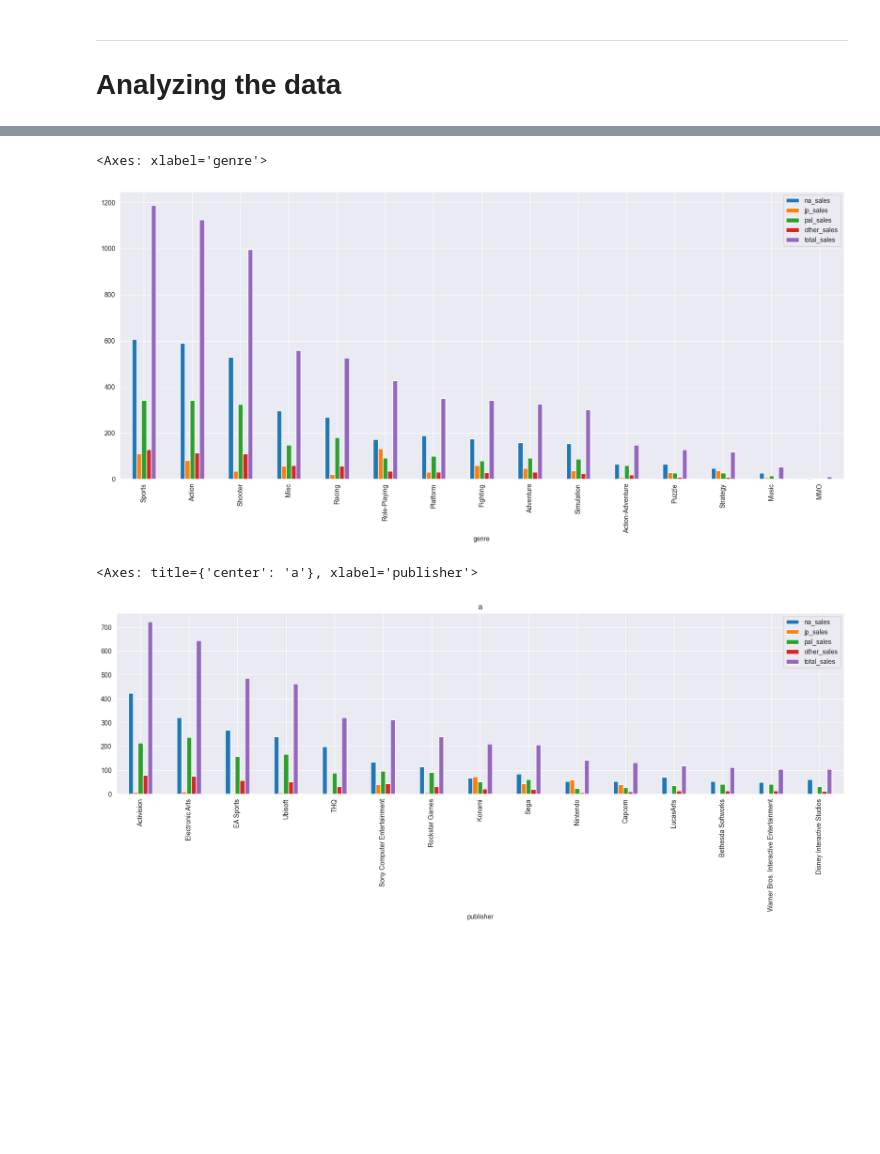
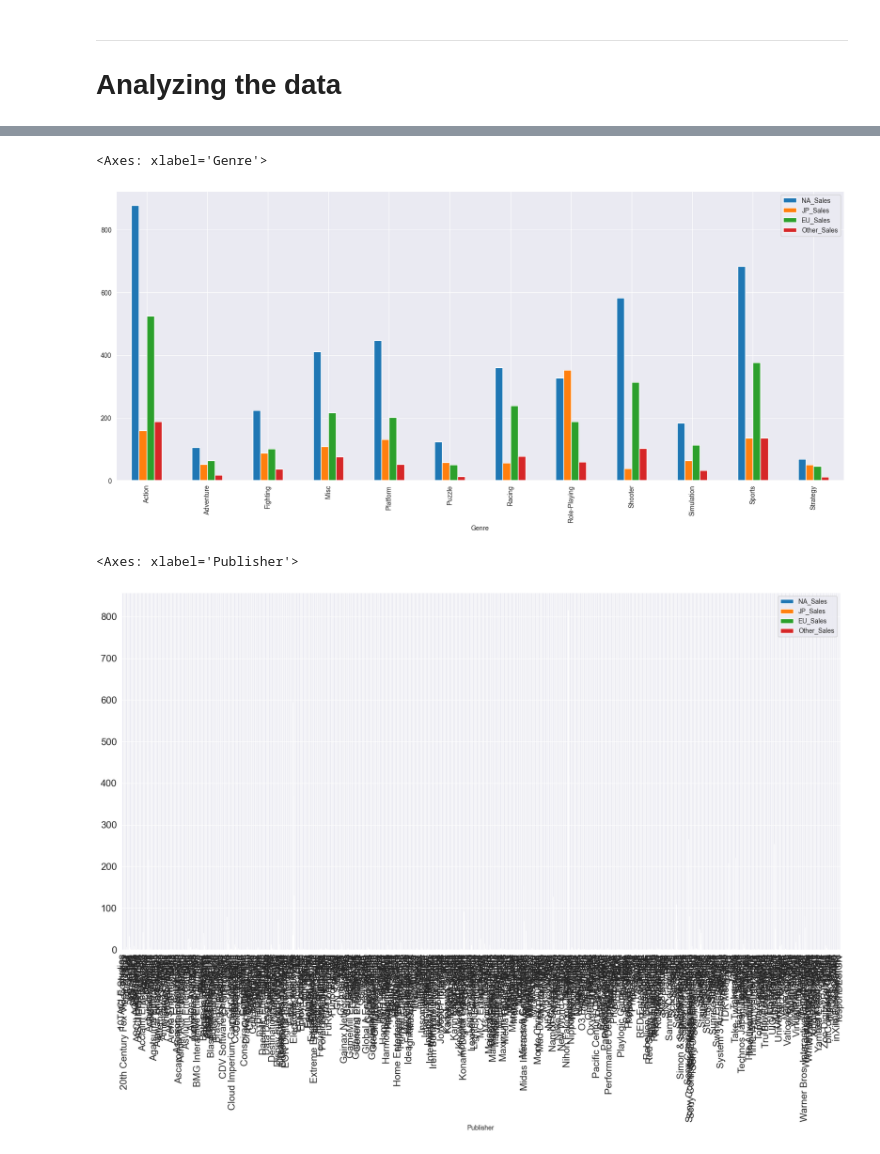
Before and after one commit to ThanyabunPh/wu-python-workshop, a Jupyter notebook: notebook_day2.ipynb, the cells around one changed output, grey strips where cells are left out. Cells and saved outputs as stored; diff of their text form; code cells hidden in the pictures; blank space fills up the shorter version.

```diff
--- a/notebook_day2.ipynb
+++ b/notebook_day2.ipynb
@@ -151,7 +169,7 @@ Name: count, Length: 81, dtype: int64
 - ใช้ค่าที่มีความถี่มากที่สุดของข้อมูลใน column นั้นๆ แทนที่ข้อมูลที่หายไป --> df['column'].fillna(df['column'].mode())
 # %%
 # Fill missing values in 'developer' column with 'Unknown'
-df['developer'].fillna('Unknown', inplace=True)
+df['Publisher'].fillna('Unknown', inplace=True)
 # %%
 # Check missing values
 df.isnull().sum()
@@ -195,16 +212,14 @@ plt.figure(figsize=(15, 5))
 # %%
-df_sales_groupby_genre = df.groupby('genre')[['na_sales','jp_sales','pal_sales','other_sales','total_sales']].sum()
+df_sales_groupby_genre = df.groupby('Genre')[['NA_Sales','JP_Sales','EU_Sales','Other_Sales']].sum()
 df_sales_groupby_genre = df_sales_groupby_genre.loc[(df_sales_groupby_genre!=0).all(axis=1)]
-df_sales_groupby_genre = df_sales_groupby_genre.sort_values(by='total_sales', ascending=False).head(15)
-df_sales_groupby_genre.plot(kind='bar', figsize=(20,8), fontsize=10, title='Top 15 Genre')
+df_sales_groupby_genre.plot(kind='bar', figsize=(20,8), fontsize=10)
 # %% [output]
-<Axes: xlabel='genre'>
+<Axes: xlabel='Genre'>
-[figure, old version]
+[figure, new version]
 # %%
-df_sales_groupby_publisher = df.groupby('publisher')[['na_sales','jp_sales','pal_sales','other_sales','total_sales']].sum()
-df_sales_groupby_publisher = df_sales_groupby_publisher.loc[(df_sales_groupby_publisher!=0).all(axis=1)]
-df_sales_groupby_publisher = df_sales_groupby_publisher.sort_values(by='total_sales', ascending=False).head(15)
-df_sales_groupby_publisher.plot(kind='bar', figsize=(20,5), fontsize=10, title='Top 15 Publisher')
+df_sales_groupby_publisher = df.groupby('Publisher')[['NA_Sales','JP_Sales','EU_Sales','Other_Sales']].sum()
+df_sales_groupby_publisher = df_sales_groupby_publisher.loc[(df_sales_groupby_publisher!=0).any(axis=1)]
+df_sales_groupby_publisher.plot(kind='bar', figsize=(20,10), fontsize=15)
 # %% [output]
-<Axes: title={'center': 'a'}, xlabel='publisher'>
+<Axes: xlabel='Publisher'>
-[figure, old version]
+[figure, new version]
```
Also changed, not shown: parts of 12 cells of this notebook, 1 other file.
